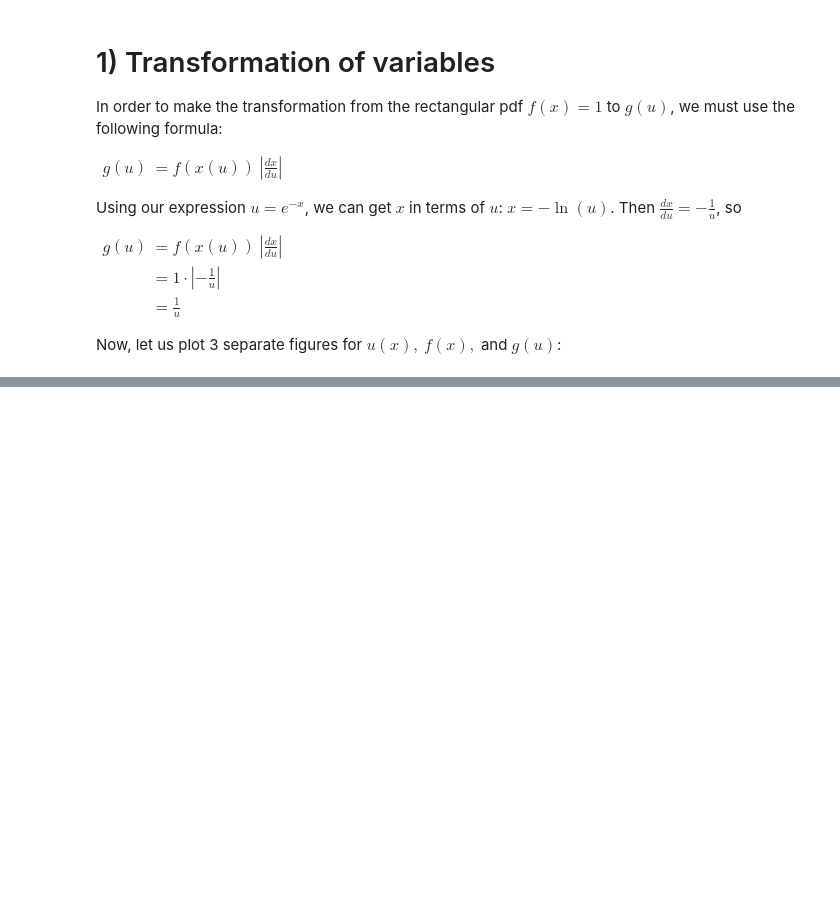
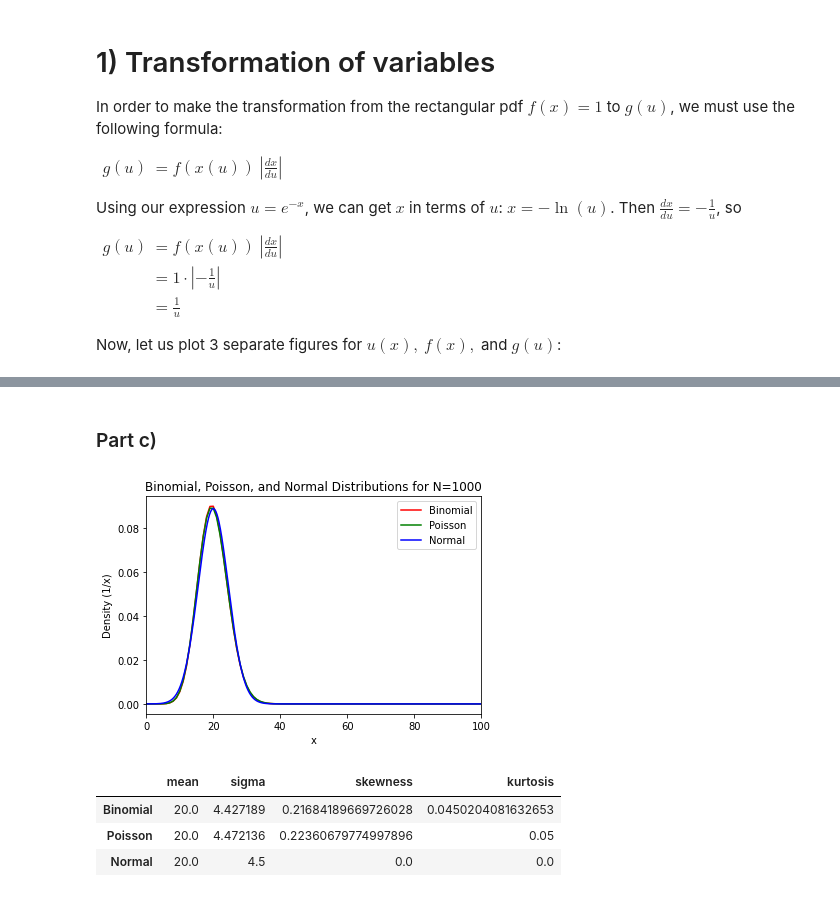
Before and after one commit to cswelch/Physics-434, a Jupyter notebook: PHYS_434_Homework_2.ipynb, the cells around one changed output, grey strips where cells are left out. Cells and saved outputs as stored; diff of their text form; code cells hidden in the pictures; blank space fills up the shorter version.

```diff
--- a/PHYS_434_Homework_2.ipynb
+++ b/PHYS_434_Homework_2.ipynb
@@ -86,0 +165,40 @@ Probability of at least one pair of snake eyes:  0.8660408093278463
+# %% [markdown]
+### Part c)
+# %%
+# Part i)
+# !NOTE: DIVIDE BY 0 ERROR THAT SHOWS UP BELOW IS A KNOWN ISSUE WITH SCIPY.STATS.BINOM AND DOES NOT AFFECT RESULTS.
+k = np.arange(0,1001,1)
+x = np.arange(0,1001,0.1)
+
+# Binomial distribution w/ N=1000, p=0.02
+binom_c = binom.pmf(k, 1000, 0.02)
+# Poisson distribution w/ lambda=20
+poisson_c = poisson.pmf(k, 20)
+# Normal distribution w/ mu=20, sigma=4.5
+normal_c = norm.pdf(x, 20, 4.5)
+
+
+fig6 = plt.plot(k, binom_c, color="r", label="Binomial")
+plt.plot(k, poisson_c, color="g", label="Poisson")
+plt.plot(x, normal_c, color="b", label="Normal")
+plt.title("Binomial, Poisson, and Normal Distributions for N=1000")
+plt.xlabel("x")
+plt.ylabel("Density (1/x)")
+plt.legend()
+plt.xlim([0,100]);
+# %% [output]
+[figure, added]
+# %%
+# Part ii)
+bin_stats_c = binom.stats(1000, 0.02, moments='mvsk')
+psn_stats_c = poisson.stats(20, moments='mvsk')
+norm_stats_c = norm.stats(20, 4.5, moments='mvsk')
+
+df_c = pd.DataFrame([bin_stats_c, psn_stats_c, norm_stats_c], index=["Binomial", "Poisson", "Normal"], columns=["mean", "sigma", "skewness", "kurtosis"])
+df_c["sigma"] = df_c["sigma"]**(1/2)
+df_c
+# %% [output]
+|  | mean | sigma | skewness | kurtosis |
+| Binomial | 20.0 | 4.427189 | 0.21684189669726028 | 0.0450204081632653 |
+| Poisson | 20.0 | 4.472136 | 0.22360679774997896 | 0.05 |
+| Normal | 20.0 | 4.5 | 0.0 | 0.0 |
```
Also changed, not shown: parts of 15 cells of this notebook, 1 other file.
